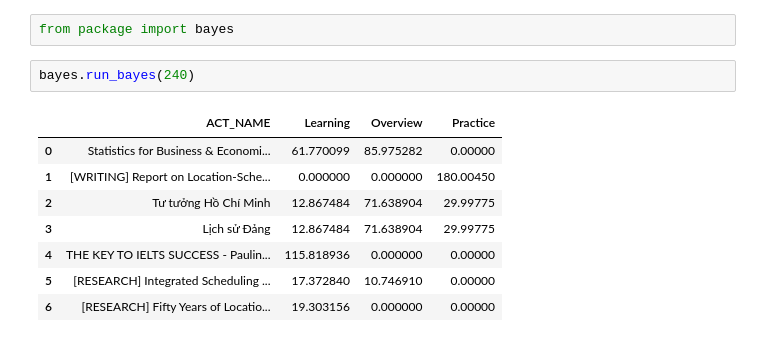
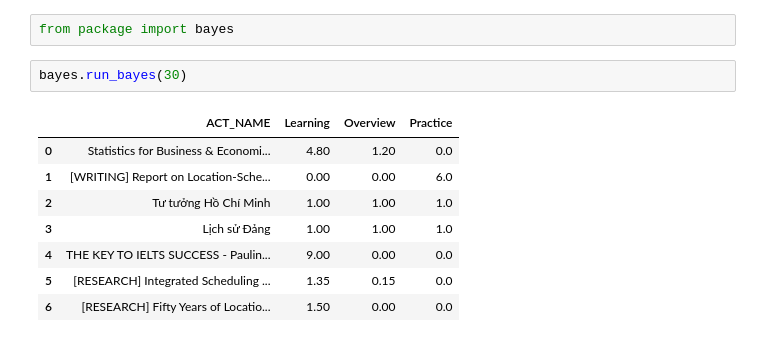
Before and after one commit to Bancie/LearningDB, a Jupyter notebook: data_analyst/distribution_analysis.ipynb, the cells around one changed output. Drawn from its saved outputs; the diff is of its cells as text.

```diff
--- a/data_analyst/distribution_analysis.ipynb
+++ b/data_analyst/distribution_analysis.ipynb
@@ -96,13 +96,13 @@ plt.show()
 # %%
 from package import bayes
 # %%
-bayes.run_bayes(240)
+bayes.run_bayes(30)
 # %% [output]
 |  | ACT_NAME | Learning | Overview | Practice |
-| 0 | Statistics for Business & Economi... | 61.770099 | 85.975282 | 0.00000 |
-| 1 | [WRITING] Report on Location-Sche... | 0.000000 | 0.000000 | 180.00450 |
-| 2 | Tư tưởng Hồ Chí Minh | 12.867484 | 71.638904 | 29.99775 |
-| 3 | Lịch sử Đảng | 12.867484 | 71.638904 | 29.99775 |
-| 4 | THE KEY TO IELTS SUCCESS - Paulin... | 115.818936 | 0.000000 | 0.00000 |
-| 5 | [RESEARCH] Integrated Scheduling ... | 17.372840 | 10.746910 | 0.00000 |
-| 6 | [RESEARCH] Fifty Years of Locatio... | 19.303156 | 0.000000 | 0.00000 |
+| 0 | Statistics for Business & Economi... | 4.80 | 1.20 | 0.0 |
+| 1 | [WRITING] Report on Location-Sche... | 0.00 | 0.00 | 6.0 |
+| 2 | Tư tưởng Hồ Chí Minh | 1.00 | 1.00 | 1.0 |
+| 3 | Lịch sử Đảng | 1.00 | 1.00 | 1.0 |
+| 4 | THE KEY TO IELTS SUCCESS - Paulin... | 9.00 | 0.00 | 0.0 |
+| 5 | [RESEARCH] Integrated Scheduling ... | 1.35 | 0.15 | 0.0 |
+| 6 | [RESEARCH] Fifty Years of Locatio... | 1.50 | 0.00 | 0.0 |
```
Also changed, not shown: 1 other file.
